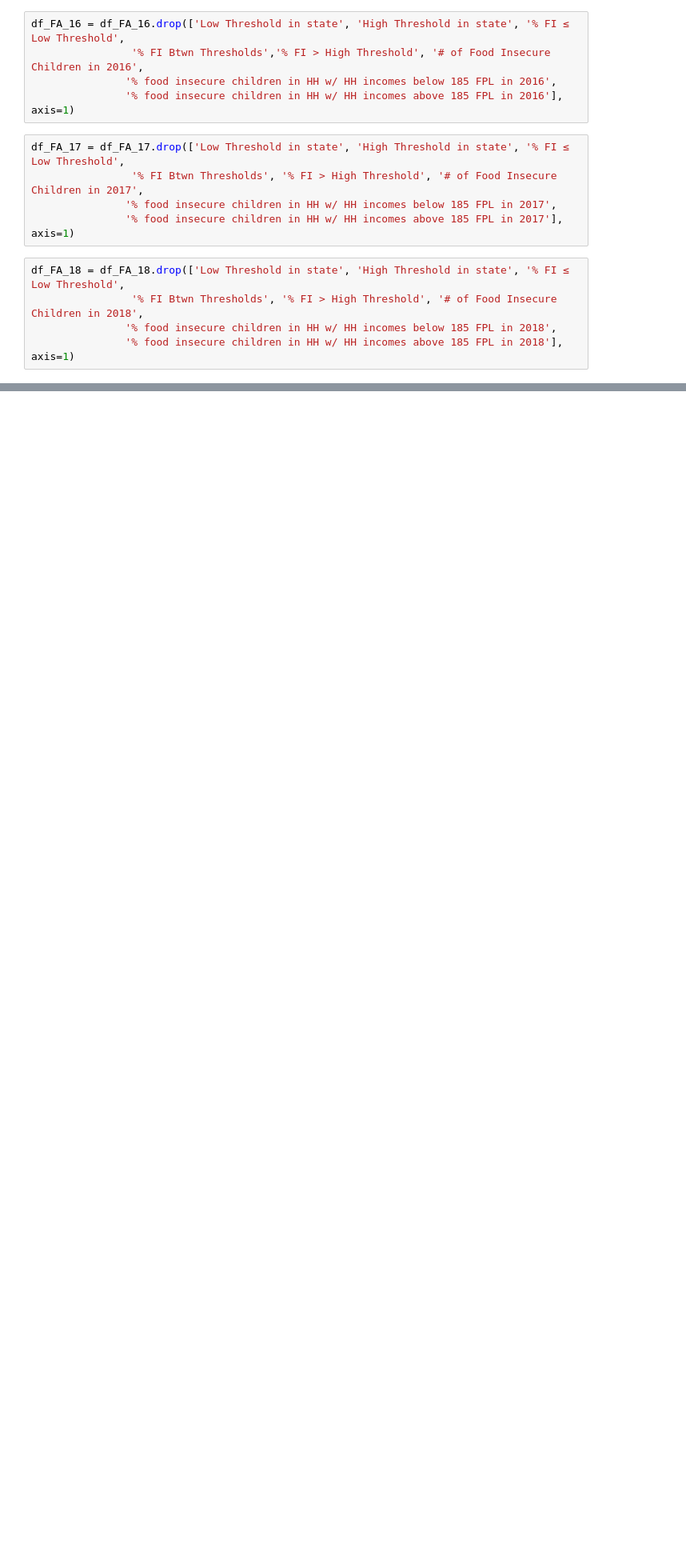
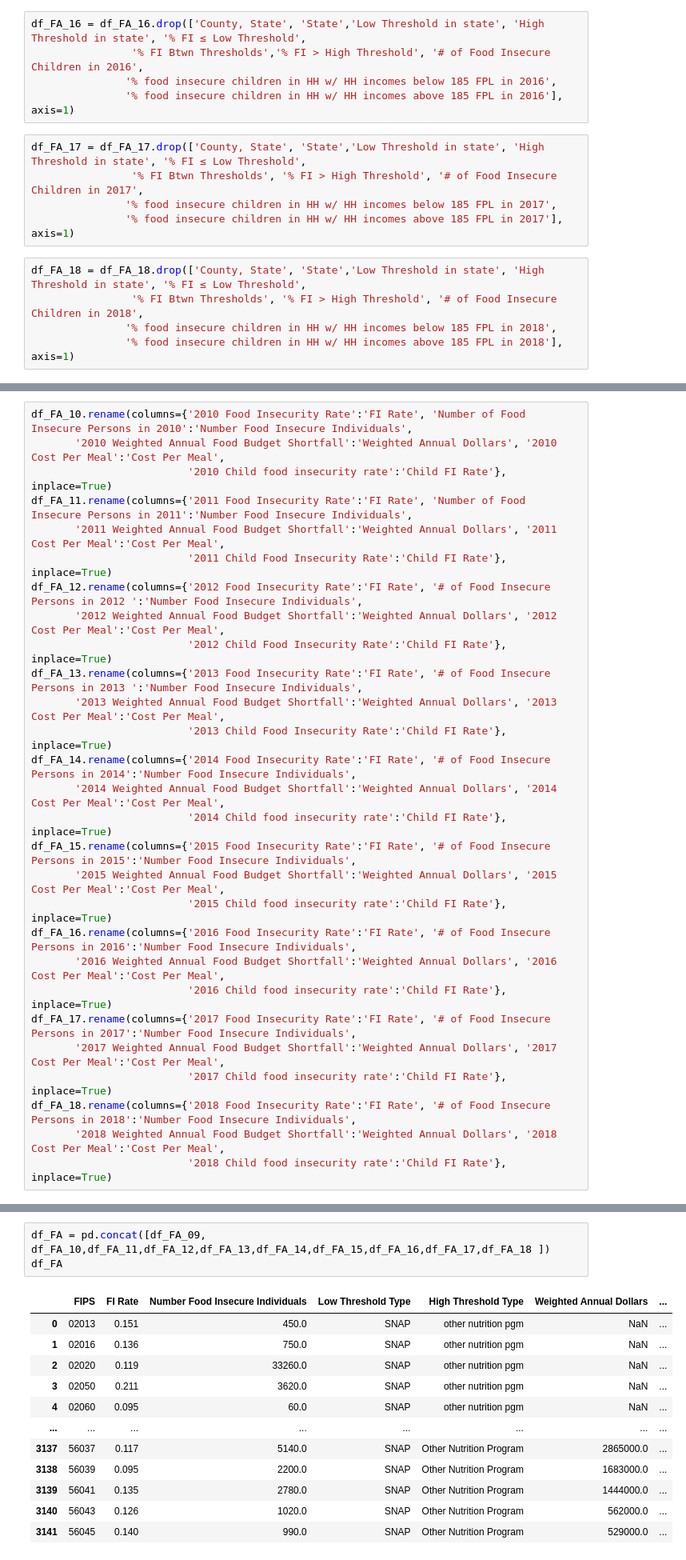
Before and after one commit to khyateed/projecting-food-insecurity, a Jupyter notebook: notebooks/cleaning.ipynb, the cells around one changed output, grey strips where cells are left out. Shown at 80% size. Saved outputs shown, nothing was run; the diff lists cells and outputs as text; blank space fills up the shorter version.

```diff
--- a/notebooks/cleaning.ipynb
+++ b/notebooks/cleaning.ipynb
@@ -68,17 +68,17 @@ df_FA_15 = df_FA_15.drop(['Low Threshold in state', 'High Threshold in state', '
                '% food insecure children in HH w/ HH incomes below 185 FPL in 2015',
                '% food insecure children in HH w/ HH incomes above 185 FPL in 2015'], axis=1)
 # %%
-df_FA_16 = df_FA_16.drop(['Low Threshold in state', 'High Threshold in state', '% FI ≤ Low Threshold',
+df_FA_16 = df_FA_16.drop(['County, State', 'State','Low Threshold in state', 'High Threshold in state', '% FI ≤ Low Threshold',
                 '% FI Btwn Thresholds','% FI > High Threshold', '# of Food Insecure Children in 2016',
                '% food insecure children in HH w/ HH incomes below 185 FPL in 2016',
                '% food insecure children in HH w/ HH incomes above 185 FPL in 2016'], axis=1)
 # %%
-df_FA_17 = df_FA_17.drop(['Low Threshold in state', 'High Threshold in state', '% FI ≤ Low Threshold',
+df_FA_17 = df_FA_17.drop(['County, State', 'State','Low Threshold in state', 'High Threshold in state', '% FI ≤ Low Threshold',
                 '% FI Btwn Thresholds', '% FI > High Threshold', '# of Food Insecure Children in 2017',
                '% food insecure children in HH w/ HH incomes below 185 FPL in 2017',
                '% food insecure children in HH w/ HH incomes above 185 FPL in 2017'], axis=1)
 # %%
-df_FA_18 = df_FA_18.drop(['Low Threshold in state', 'High Threshold in state', '% FI ≤ Low Threshold',
+df_FA_18 = df_FA_18.drop(['County, State', 'State','Low Threshold in state', 'High Threshold in state', '% FI ≤ Low Threshold',
                 '% FI Btwn Thresholds', '% FI > High Threshold', '# of Food Insecure Children in 2018',
                '% food insecure children in HH w/ HH incomes below 185 FPL in 2018',
                '% food insecure children in HH w/ HH incomes above 185 FPL in 2018'], axis=1)
@@ -155,0 +142,28 @@ df_FA_17
+# %%
+df_FA_10.rename(columns={'2010 Food Insecurity Rate':'FI Rate', 'Number of Food Insecure Persons in 2010':'Number Food Insecure Individuals',
+       '2010 Weighted Annual Food Budget Shortfall':'Weighted Annual Dollars', '2010 Cost Per Meal':'Cost Per Meal',
+                         '2010 Child food insecurity rate':'Child FI Rate'}, inplace=True)
+df_FA_11.rename(columns={'2011 Food Insecurity Rate':'FI Rate', 'Number of Food Insecure Persons in 2011':'Number Food Insecure Individuals',
+       '2011 Weighted Annual Food Budget Shortfall':'Weighted Annual Dollars', '2011 Cost Per Meal':'Cost Per Meal',
+                         '2011 Child Food Insecurity Rate':'Child FI Rate'}, inplace=True)
+df_FA_12.rename(columns={'2012 Food Insecurity Rate':'FI Rate', '# of Food Insecure Persons in 2012 ':'Number Food Insecure Individuals',
+       '2012 Weighted Annual Food Budget Shortfall':'Weighted Annual Dollars', '2012 Cost Per Meal':'Cost Per Meal',
+                         '2012 Child Food Insecurity Rate':'Child FI Rate'}, inplace=True)
+df_FA_13.rename(columns={'2013 Food Insecurity Rate':'FI Rate', '# of Food Insecure Persons in 2013 ':'Number Food Insecure Individuals',
+       '2013 Weighted Annual Food Budget Shortfall':'Weighted Annual Dollars', '2013 Cost Per Meal':'Cost Per Meal',
+                         '2013 Child Food Insecurity Rate':'Child FI Rate'}, inplace=True)
+df_FA_14.rename(columns={'2014 Food Insecurity Rate':'FI Rate', '# of Food Insecure Persons in 2014':'Number Food Insecure Individuals',
+       '2014 Weighted Annual Food Budget Shortfall':'Weighted Annual Dollars', '2014 Cost Per Meal':'Cost Per Meal',
+                         '2014 Child food insecurity rate':'Child FI Rate'}, inplace=True)
+df_FA_15.rename(columns={'2015 Food Insecurity Rate':'FI Rate', '# of Food Insecure Persons in 2015':'Number Food Insecure Individuals',
+       '2015 Weighted Annual Food Budget Shortfall':'Weighted Annual Dollars', '2015 Cost Per Meal':'Cost Per Meal',
+                         '2015 Child food insecurity rate':'Child FI Rate'}, inplace=True)
+df_FA_16.rename(columns={'2016 Food Insecurity Rate':'FI Rate', '# of Food Insecure Persons in 2016':'Number Food Insecure Individuals',
+       '2016 Weighted Annual Food Budget Shortfall':'Weighted Annual Dollars', '2016 Cost Per Meal':'Cost Per Meal',
+                         '2016 Child food insecurity rate':'Child FI Rate'}, inplace=True)
+df_FA_17.rename(columns={'2017 Food Insecurity Rate':'FI Rate', '# of Food Insecure Persons in 2017':'Number Food Insecure Individuals',
+       '2017 Weighted Annual Food Budget Shortfall':'Weighted Annual Dollars', '2017 Cost Per Meal':'Cost Per Meal',
+                         '2017 Child food insecurity rate':'Child FI Rate'}, inplace=True)
+df_FA_18.rename(columns={'2018 Food Insecurity Rate':'FI Rate', '# of Food Insecure Persons in 2018':'Number Food Insecure Individuals',
+       '2018 Weighted Annual Food Budget Shortfall':'Weighted Annual Dollars', '2018 Cost Per Meal':'Cost Per Meal',
+                         '2018 Child food insecurity rate':'Child FI Rate'}, inplace=True)
@@ -155,0 +172,16 @@ df_FA_17
+# %%
+df_FA = pd.concat([df_FA_09, df_FA_10,df_FA_11,df_FA_12,df_FA_13,df_FA_14,df_FA_15,df_FA_16,df_FA_17,df_FA_18 ])
+df_FA
+# %% [output]
+|  | FIPS | FI Rate | Number Food Insecure Individuals | Low Threshold Type | High Threshold Type | Weighted Annual Dollars | ... |
+| 0 | 02013 | 0.151 | 450.0 | SNAP | other nutrition pgm | NaN | ... |
+| 1 | 02016 | 0.136 | 750.0 | SNAP | other nutrition pgm | NaN | ... |
+| 2 | 02020 | 0.119 | 33260.0 | SNAP | other nutrition pgm | NaN | ... |
+| 3 | 02050 | 0.211 | 3620.0 | SNAP | other nutrition pgm | NaN | ... |
+| 4 | 02060 | 0.095 | 60.0 | SNAP | other nutrition pgm | NaN | ... |
+| ... | ... | ... | ... | ... | ... | ... | ... |
+| 3137 | 56037 | 0.117 | 5140.0 | SNAP | Other Nutrition Program | 2865000.0 | ... |
+| 3138 | 56039 | 0.095 | 2200.0 | SNAP | Other Nutrition Program | 1683000.0 | ... |
+| 3139 | 56041 | 0.135 | 2780.0 | SNAP | Other Nutrition Program | 1444000.0 | ... |
+| 3140 | 56043 | 0.126 | 1020.0 | SNAP | Other Nutrition Program | 562000.0 | ... |
+| 3141 | 56045 | 0.140 | 990.0 | SNAP | Other Nutrition Program | 529000.0 | ... |
```
Also changed, not shown: parts of 25 cells of this notebook.
